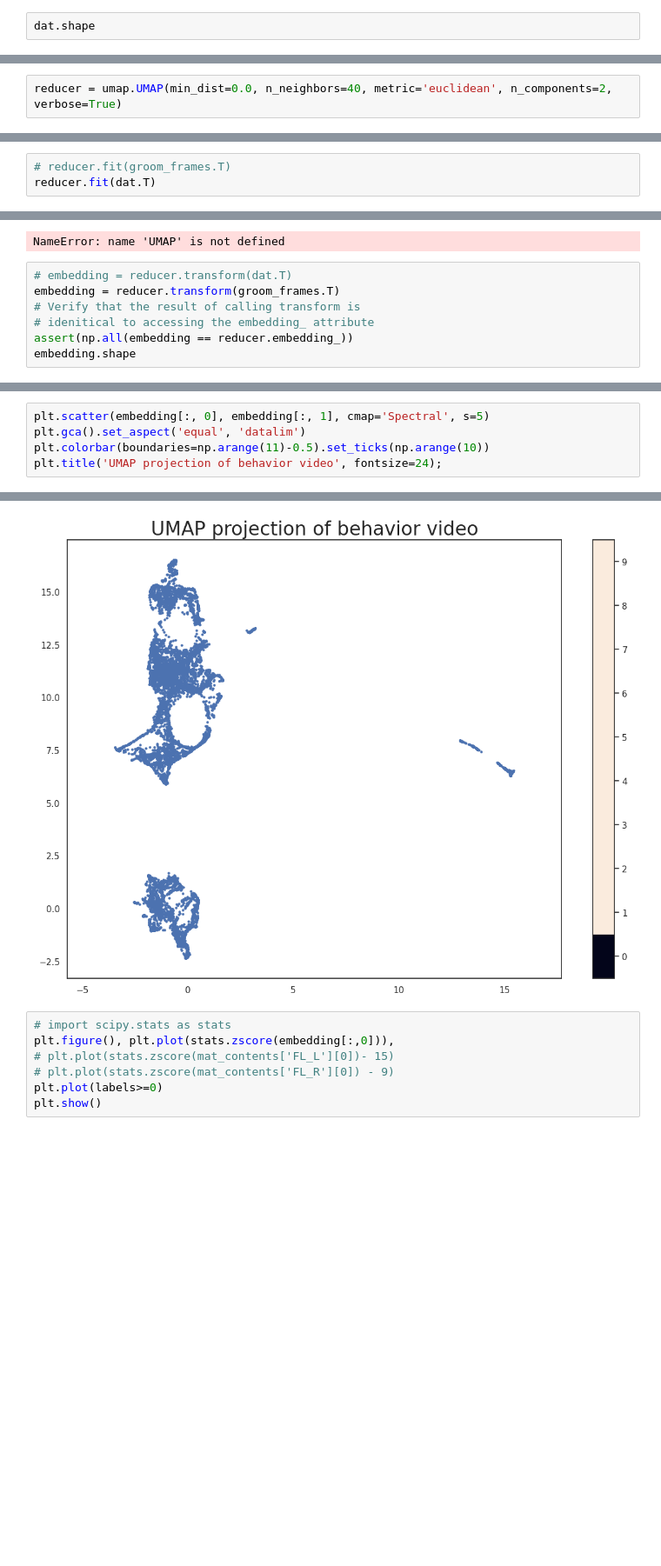
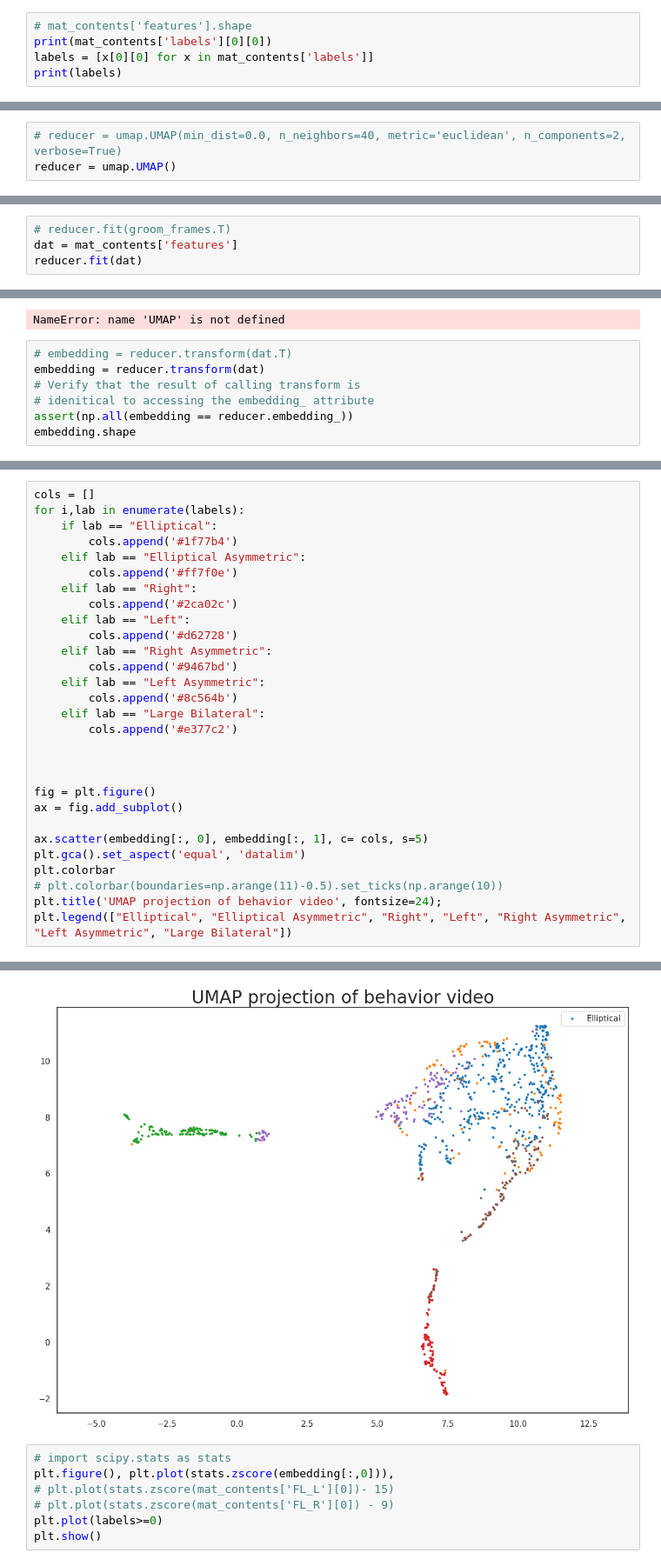
Before and after one commit to njm94/innate-behaviors, a Jupyter notebook: cluster_behavior.ipynb, the cells around one changed output, grey strips where cells are left out. Shown at 87% size. Saved outputs shown, nothing was run; the diff lists cells and outputs as text; blank space fills up the shorter version.

Commit message:
Added UMAP code for clustering behavior features. still in process

```diff
--- a/cluster_behavior.ipynb
+++ b/cluster_behavior.ipynb
@@ -20,5 +20,8 @@ mat_contents =  sio.loadmat(data_path)
 # %%
 dat = np.dot(mat_contents['U'], np.dot(mat_contents['s'], mat_contents['V']))
 # %%
-dat.shape
+# mat_contents['features'].shape
+print(mat_contents['labels'][0][0])
+labels = [x[0][0] for x in mat_contents['labels']]
+print(labels)
 # %% [output]
@@ -62,4 +66,5 @@ idx = flrp<0.9
 # flrx[idx] = np.nan
 # flry[idx] = np.nan
 # %%
-reducer = umap.UMAP(min_dist=0.0, n_neighbors=40, metric='euclidean', n_components=2, verbose=True)
+# reducer = umap.UMAP(min_dist=0.0, n_neighbors=40, metric='euclidean', n_components=2, verbose=True)
+reducer = umap.UMAP()
@@ -71,4 +71,5 @@ dat.shape
 # %%
 # reducer.fit(groom_frames.T)
-reducer.fit(dat.T)
+dat = mat_contents['features']
+reducer.fit(dat)
 # %% [output]
@@ -110,7 +88,7 @@ UMAP(a=None, angular_rp_forest=False, b=None,
 NameError: name 'UMAP' is not defined
 # %%
 # embedding = reducer.transform(dat.T)
-embedding = reducer.transform(groom_frames.T)
+embedding = reducer.transform(dat)
 # Verify that the result of calling transform is
 # idenitical to accessing the embedding_ attribute
 assert(np.all(embedding == reducer.embedding_))
@@ -122,6 +98,30 @@ print(embedding.shape)
 # %%
-plt.scatter(embedding[:, 0], embedding[:, 1], cmap='Spectral', s=5)
+cols = []
+for i,lab in enumerate(labels):
+    if lab == "Elliptical":
+        cols.append('#1f77b4')
+    elif lab == "Elliptical Asymmetric":
+        cols.append('#ff7f0e')
+    elif lab == "Right":
+        cols.append('#2ca02c')
+    elif lab == "Left":
+        cols.append('#d62728')
+    elif lab == "Right Asymmetric":
+        cols.append('#9467bd')
+    elif lab == "Left Asymmetric":
+        cols.append('#8c564b')
+    elif lab == "Large Bilateral":
+        cols.append('#e377c2')
+
+
+
+fig = plt.figure()
+ax = fig.add_subplot()
+
+ax.scatter(embedding[:, 0], embedding[:, 1], c= cols, s=5)
 plt.gca().set_aspect('equal', 'datalim')
-plt.colorbar(boundaries=np.arange(11)-0.5).set_ticks(np.arange(10))
+plt.colorbar
+# plt.colorbar(boundaries=np.arange(11)-0.5).set_ticks(np.arange(10))
 plt.title('UMAP projection of behavior video', fontsize=24);
+plt.legend(["Elliptical", "Elliptical Asymmetric", "Right", "Left", "Right Asymmetric", "Left Asymmetric", "Large Bilateral"])
 # %% [output]
@@ -128,4 +129,4 @@ plt.title('UMAP projection of behavior video', fontsize=24);
-[figure, old version]
+[figure, new version]
 # %%
 # import scipy.stats as stats
 plt.figure(), plt.plot(stats.zscore(embedding[:,0])),
```
Also changed, not shown: parts of 7 cells of this notebook.
